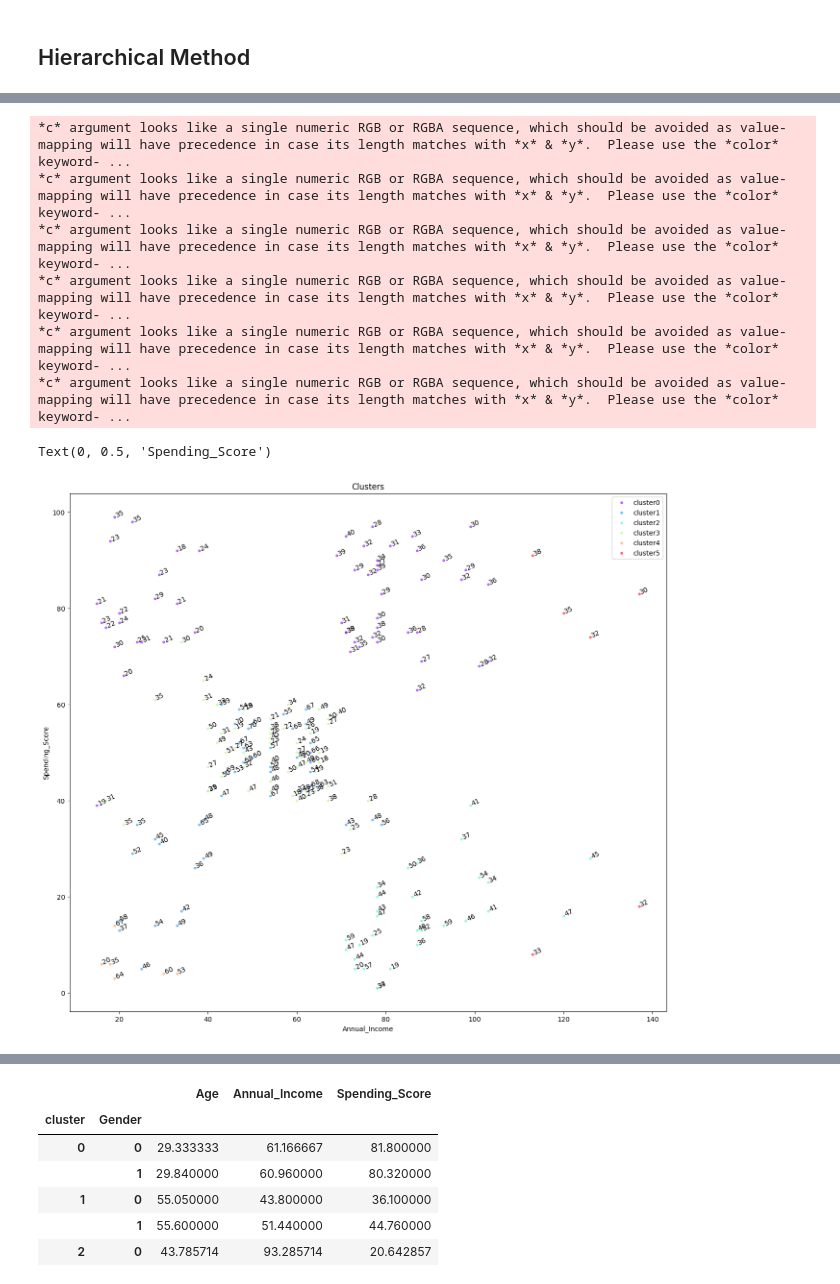
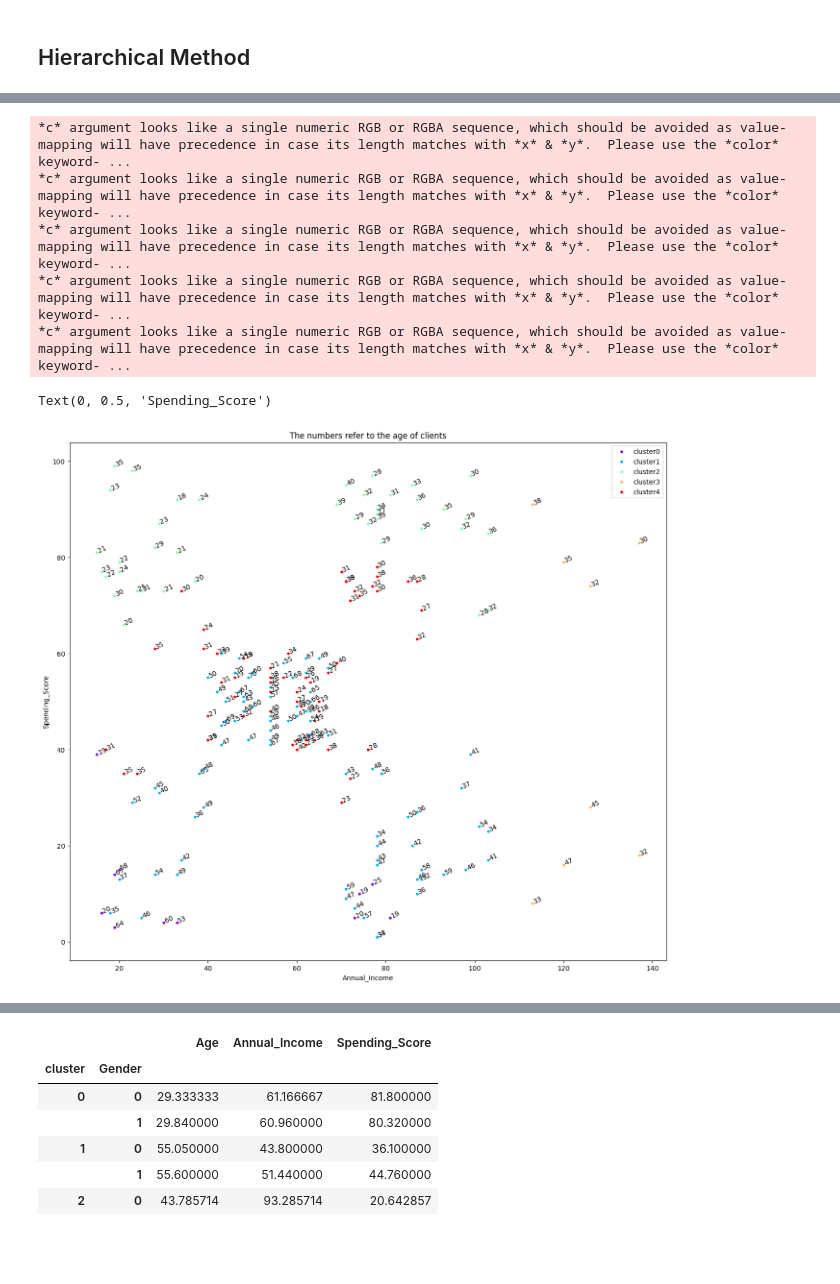
Before and after one commit to Ali-Hajiebrahim-Zargar/Customers_clustring, a Jupyter notebook: Clustering.ipynb, the cells around one changed output, grey strips where cells are left out. Cells and saved outputs as stored; diff of their text form; code cells hidden in the pictures; blank space fills up the shorter version.

```diff
--- a/Clustering.ipynb
+++ b/Clustering.ipynb
@@ -71,0 +56,3 @@ array([[ 1.12815215, -1.42456879, -1.73899919, -0.43480148],
+# %%
+Y = df[['Gender']].values
+Y
@@ -71,0 +77,7 @@ array([[ 1.12815215, -1.42456879, -1.73899919, -0.43480148],
+# %%
+from sklearn.preprocessing import StandardScaler
+from sklearn import preprocessing
+
+X = preprocessing.StandardScaler().fit(X).transform(X.astype(float))
+Clus_dataSet = np.append(Y,X,axis = 1)
+Clus_dataSet
@@ -73,7 +103,7 @@ array([[ 1.12815215, -1.42456879, -1.73899919, -0.43480148],
 ## K-Means Method
 # %%
 clusterNum = 5
-k_means = KMeans(init = "k-means++", n_clusters = clusterNum, n_init = 12)
+k_means = KMeans(init = "random", n_clusters = clusterNum, n_init = 4000)
 k_means.fit(Clus_dataSet)
 labels = k_means.labels_
 print(labels)
@@ -142,5 +182,5 @@ dendro = hierarchy.dendrogram(Z_using_dist_matrix,  leaf_label_func=llf, leaf_ro
 # %%
-agglom = AgglomerativeClustering(n_clusters = 6, linkage = 'complete')
+agglom = AgglomerativeClustering(n_clusters = 5, linkage = 'complete')
 agglom.fit(dist_matrix)
 
 agglom.labels_
@@ -168,31 +208,30 @@ df.head()
 # %%
 import matplotlib.cm as cm
 n_clusters = max(agglom.labels_)+1
 colors = cm.rainbow(np.linspace(0, 1, n_clusters))
 cluster_labels = list(range(0, n_clusters))
 
 # Create a figure of size 6 inches by 4 inches.
 plt.figure(figsize=(16,14))
 
 for color, label in zip(colors, cluster_labels):
     subset = df[df.cluster == label]
     for i in subset.index:
             plt.text(subset.Annual_Income[i], subset.Spending_Score[i],str(subset['Age'][i]), rotation=25)
-    plt.scatter(subset.Annual_Income, subset.Spending_Score, s= 10, c=color, label='cluster'+str(label),alpha=0.5)
+    plt.scatter(subset.Annual_Income, subset.Spending_Score, s= 10, c=color, label='cluster'+str(label),alpha=1)
 #    plt.scatter(subset.horsepow, subset.mpg)
 plt.legend()
-plt.title('Clusters')
+plt.title('The numbers refer to the age of clients')
 plt.xlabel('Annual_Income')
 plt.ylabel('Spending_Score')
 # %% [output]
 *c* argument looks like a single numeric RGB or RGBA sequence, which should be avoided as value-mapping will have precedence in case its length matches with *x* & *y*.  Please use the *color* keyword- ...
 *c* argument looks like a single numeric RGB or RGBA sequence, which should be avoided as value-mapping will have precedence in case its length matches with *x* & *y*.  Please use the *color* keyword- ...
 *c* argument looks like a single numeric RGB or RGBA sequence, which should be avoided as value-mapping will have precedence in case its length matches with *x* & *y*.  Please use the *color* keyword- ...
 *c* argument looks like a single numeric RGB or RGBA sequence, which should be avoided as value-mapping will have precedence in case its length matches with *x* & *y*.  Please use the *color* keyword- ...
 *c* argument looks like a single numeric RGB or RGBA sequence, which should be avoided as value-mapping will have precedence in case its length matches with *x* & *y*.  Please use the *color* keyword- ...
-*c* argument looks like a single numeric RGB or RGBA sequence, which should be avoided as value-mapping will have precedence in case its length matches with *x* & *y*.  Please use the *color* keyword- ...
 Text(0, 0.5, 'Spending_Score')
-[figure, old version]
+[figure, new version]
 # %%
 df.groupby(['cluster','Gender'])['cluster'].count()
 # %% [output]
```
Also changed, not shown: parts of 17 cells of this notebook, 1 other file.
